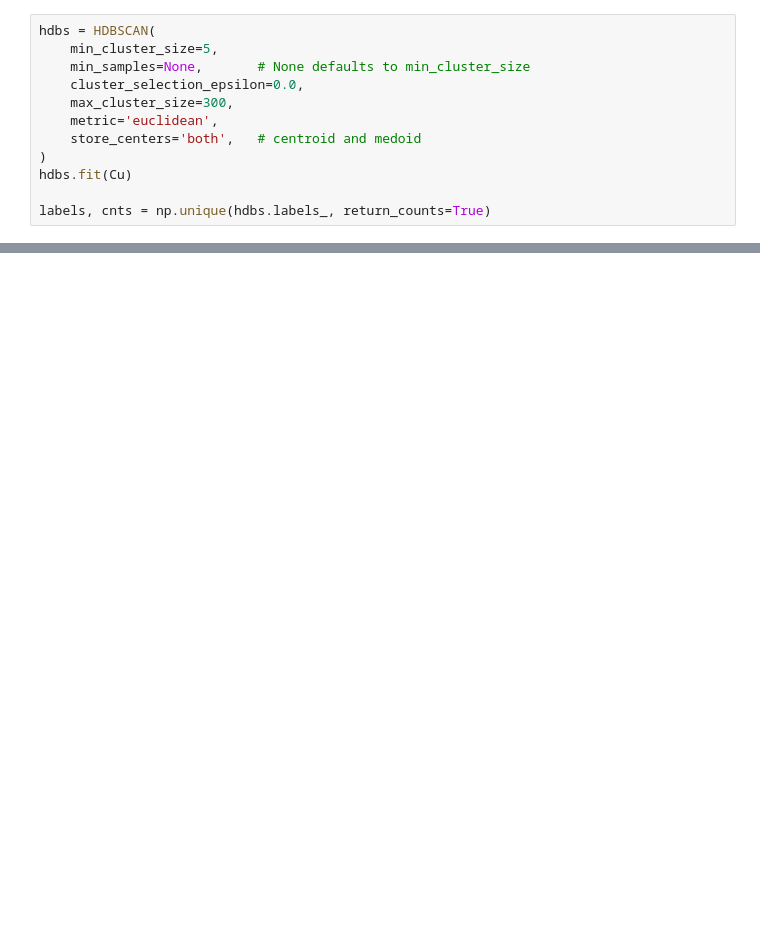
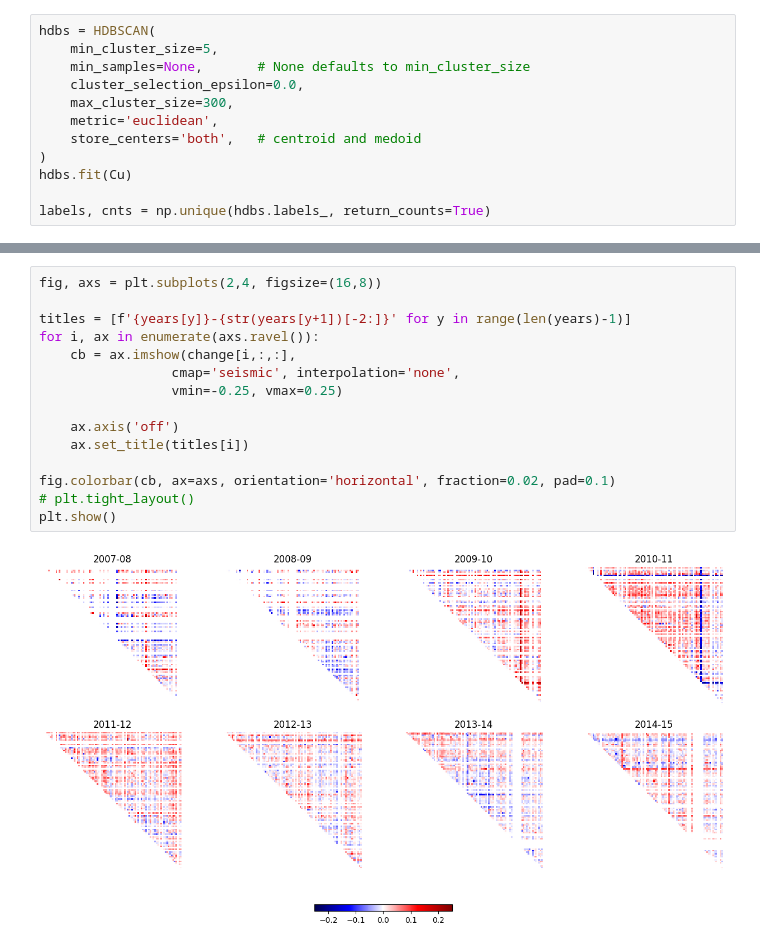
Before and after one commit to stmorse/dtm, a Jupyter notebook: notebooks/align.ipynb, the cells around one changed output, grey strips where cells are left out. Cells and saved outputs as stored; diff of their text form; blank space fills up the shorter version.

```diff
--- a/notebooks/align.ipynb
+++ b/notebooks/align.ipynb
@@ -158,0 +279,17 @@ for x in idx:
+# %%
+fig, axs = plt.subplots(2,4, figsize=(16,8))
+
+titles = [f'{years[y]}-{str(years[y+1])[-2:]}' for y in range(len(years)-1)]
+for i, ax in enumerate(axs.ravel()):
+    cb = ax.imshow(change[i,:,:],
+                 cmap='seismic', interpolation='none',
+                 vmin=-0.25, vmax=0.25)
+
+    ax.axis('off')
+    ax.set_title(titles[i])
+
+fig.colorbar(cb, ax=axs, orientation='horizontal', fraction=0.02, pad=0.1)
+# plt.tight_layout()
+plt.show()
+# %% [output]
+[figure, added]
```
Also changed, not shown: parts of 14 cells of this notebook, 2 other files.
